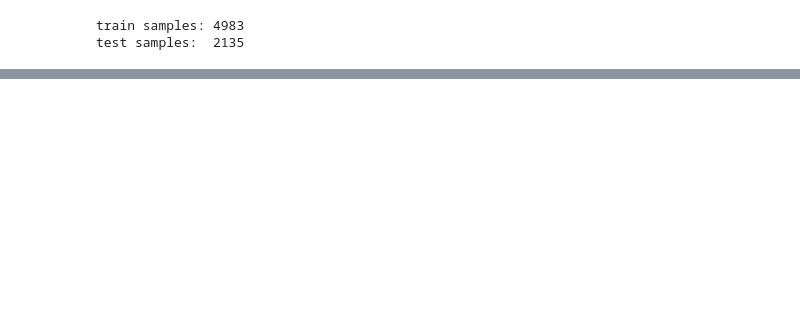
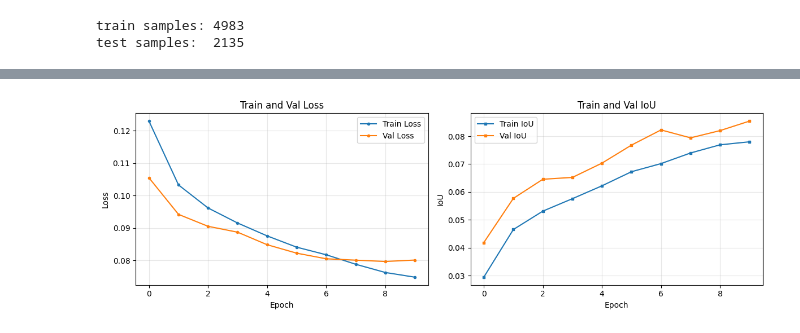
Before and after one commit to serge46b/NSU-HSS-Project, a Jupyter notebook: main.ipynb, the cells around one changed output, grey strips where cells are left out. Saved outputs shown, nothing was run; the diff lists cells and outputs as text; code cells hidden in the pictures; blank space fills up the shorter version.

```diff
--- a/main.ipynb
+++ b/main.ipynb
@@ -336,0 +546,17 @@ idx=1668 | 00006065.jpg
+# %%
+history = []
+if not train_skip:
+    for epoch in range(NUM_EPOCHS):
+        print(f"{'-'*20}Epoch {epoch+1}/{NUM_EPOCHS}{'-'*20}")
+        train_loss, train_iou = train_one_epoch(model, train_dl, optimizer, loss, device)
+        val_loss, val_iou = val_one_epoch(model, test_dl, loss, device)
+        history.append({
+            "epoch": epoch,
+            "train_loss": train_loss,
+            "train_iou": train_iou,
+            "val_loss": val_loss,
+            "val_iou": val_iou
+        })
+        print(f"Train Loss: {train_loss:.4f}, Train IoU: {train_iou:.4f}\nVal Loss: {val_loss:.4f}, Val IoU: {val_iou:.4f}")
+        print(f"{'-'*50}")
+        torch.save(model.state_dict(), MODEL_PATH)
@@ -336,0 +604,28 @@ idx=1668 | 00006065.jpg
+# %%
+if len(history) > 0:
+    hist_df = pd.DataFrame(history)
+    # Plot Train and Val Loss
+    plt.figure(figsize=(12, 4))
+    plt.subplot(1, 2, 1)
+    plt.plot(hist_df["epoch"], hist_df["train_loss"], marker="o", ms=3, label="Train Loss")
+    plt.plot(hist_df["epoch"], hist_df["val_loss"], marker="o", ms=3, label="Val Loss")
+    plt.xlabel("Epoch")
+    plt.ylabel("Loss")
+    plt.title("Train and Val Loss")
+    plt.grid(True, alpha=0.3)
+    plt.legend()
+
+    # Plot Train and Val IoU
+    plt.subplot(1, 2, 2)
+    plt.plot(hist_df["epoch"], hist_df["train_iou"], marker="s", ms=3, label="Train IoU")
+    plt.plot(hist_df["epoch"], hist_df["val_iou"], marker="s", ms=3, label="Val IoU")
+    plt.xlabel("Epoch")
+    plt.ylabel("IoU")
+    plt.title("Train and Val IoU")
+    plt.grid(True, alpha=0.3)
+    plt.legend()
+
+    plt.tight_layout()
+    plt.show()
+# %% [output]
+[figure, added]
```
Also changed, not shown: parts of 11 cells of this notebook, 3 other files.
